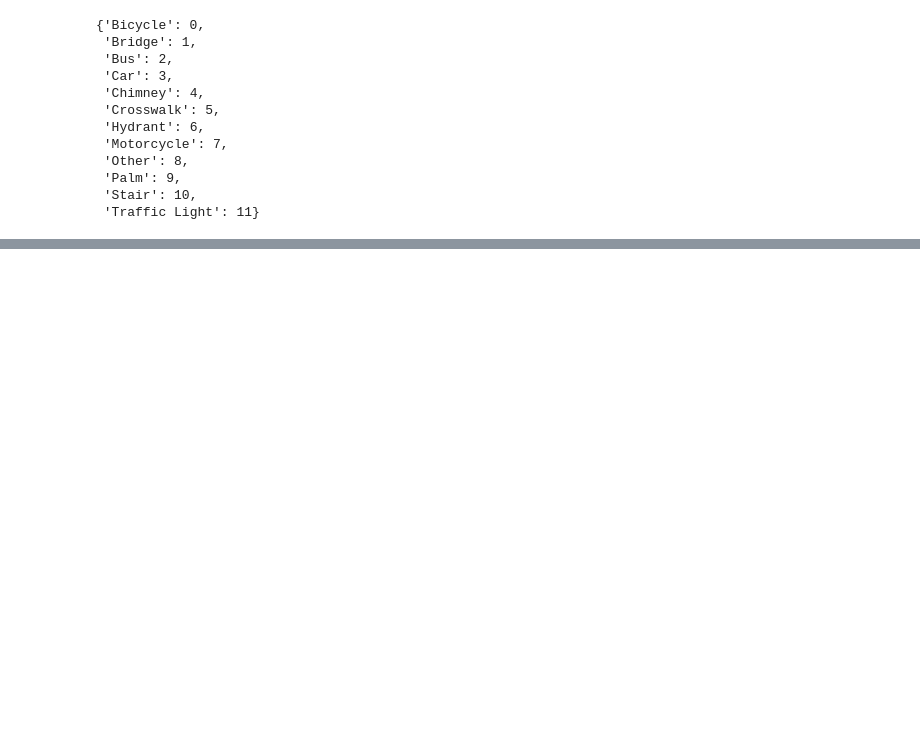
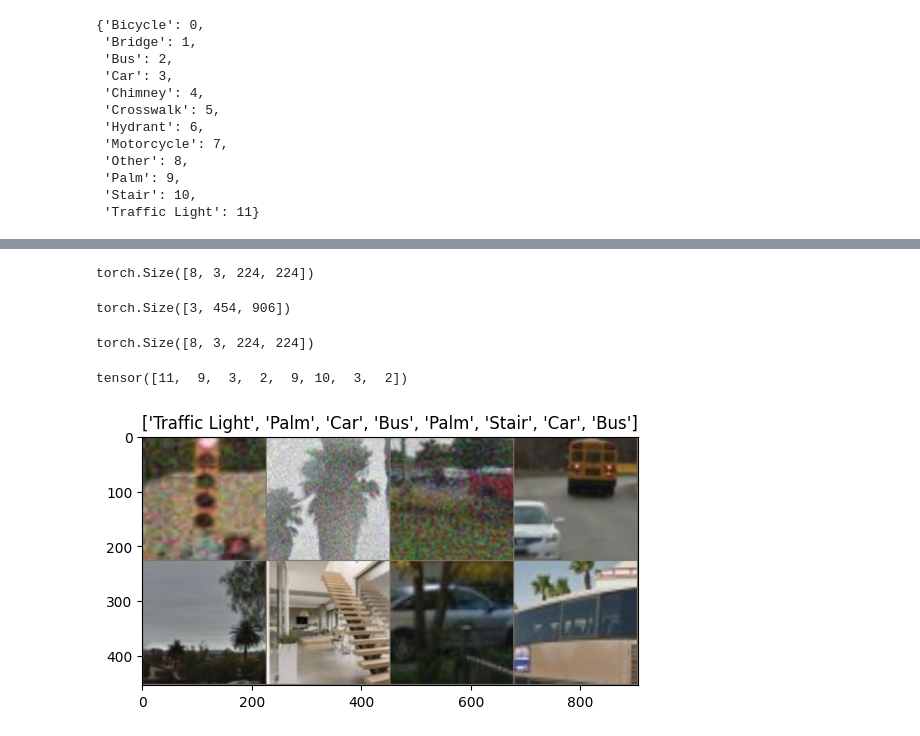
Before and after one commit to rickpetzold/captcha_classification, a Jupyter notebook: test.ipynb, the cells around one changed output, grey strips where cells are left out. Cells and saved outputs as stored; diff of their text form; code cells hidden in the pictures; blank space fills up the shorter version.

```diff
--- a/test.ipynb
+++ b/test.ipynb
@@ -56,0 +162,2 @@ image_dataset.class_to_idx
+# %%
+dataloaders = {names[x]: torch.utils.data.DataLoader(data_sets[x], batch_size=8,shuffle=True) for x in range(2)}
@@ -56,0 +166,35 @@ image_dataset.class_to_idx
+# %%
+tf, tl = next(iter(dataloaders["train"]))
+# %%
+def imshow(inp, title=None):
+    inp = inp.numpy().transpose((1,2,0))
+    mean = np.array([0.485, 0.456, 0.406])
+    std = np.array([0.229, 0.224, 0.225])
+    inp = std*inp + mean
+    inp = np.clip(inp, 0, 1)
+    plt.imshow(inp)
+    if title is not None:
+        plt.title(title)
+    plt.pause(0.001)
+# %%
+tf.shape
+# %% [output]
+torch.Size([8, 3, 224, 224])
+# %%
+out = torchvision.utils.make_grid(tf, nrow=4)
+# %%
+out.shape
+# %% [output]
+torch.Size([3, 454, 906])
+# %%
+tf.shape
+# %% [output]
+torch.Size([8, 3, 224, 224])
+# %%
+tl
+# %% [output]
+tensor([11,  9,  3,  2,  9, 10,  3,  2])
+# %%
+imshow(out, title=[image_dataset.classes[x] for x in tl])
+# %% [output]
+[figure, added]
```
Also changed, not shown: parts of 28 cells of this notebook.
